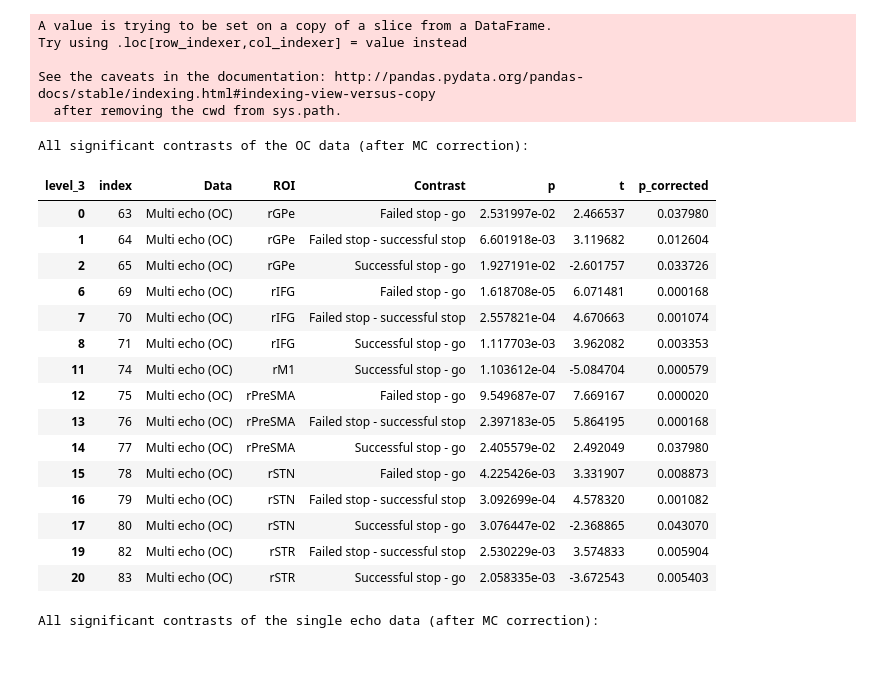
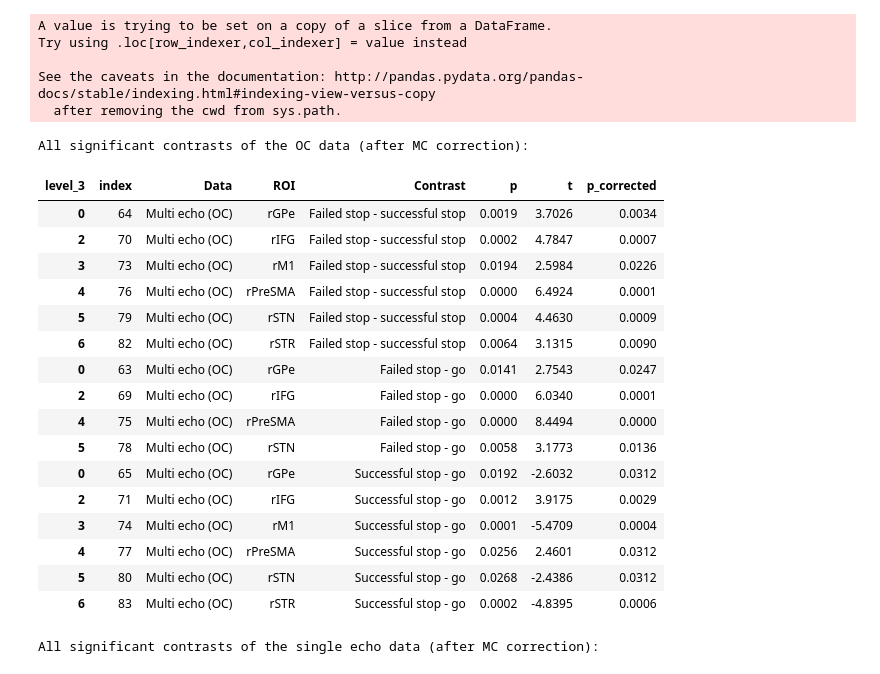
Before and after one commit to StevenM1/fMRI_protocol_comparison_se_me, a Jupyter notebook: pipeline_4d_statistics-GLM-ROI.ipynb, the cells around one changed output. Drawn from its saved outputs; the diff is of its cells as text; code cells hidden in the pictures.

```diff
--- a/pipeline_4d_statistics-GLM-ROI.ipynb
+++ b/pipeline_4d_statistics-GLM-ROI.ipynb
@@ -404,9 +404,10 @@ def get_confounds_timeseries(ses, standardize='psc', override_runs=None):
     all_dat = all_dat.set_index(['subject', 'session', 'run'])
     return all_dat
 # %%
-##### TMP: use OLS
+#masks = ['rSTN', 'lSTN', 'rSTR', 'lSTR', 'lGPe', 'rGPe', 'lPreSMA', 'rPreSMA', 'rM1', 'rIFG']
 
-rfGroupsCwD_ols = {'psc': {}} #, 'zscore': {}}
+
+rfGroupsCwD = {'psc': {}} #, 'zscore': {}}
 for ses in ['se', 'optcomb', 'echo_1', 'echo_2', 'echo_3']:
     print('Data: {}...'.format(ses), end='')
     onsets = get_all_onsets(ses=ses, event_types=('go_trial', 'successful_stop', 'failed_stop'))
@@ -431,9 +432,9 @@ for ses in ['se', 'optcomb', 'echo_1', 'echo_2', 'echo_3']:
         rfGroup = nideconv.GroupResponseFitter(ts, onsets, 1/3., confounds=confounds,
                                                oversample_design_matrix=20)
         rfGroup.add_event(interval=[0,18], basis_set='canonical_hrf_with_time_derivative')
-        rfGroup.fit(store_residuals=True, type='ols')
+        rfGroup.fit(store_residuals=True, type='ar(1)')
 
-        rfGroupsCwD_ols[standardization][ses] = rfGroup
+        rfGroupsCwD[standardization][ses] = rfGroup
 # %% [output]
 Data: se...psc...
 WARNING:root:No event type was given, automatically entering the following event types: Index(['go_trial', 'successful_stop', 'failed_stop'], dtype='object', name='trial_type')
@@ -2079,13 +1577,30 @@ p_vals_pe = pe_differences_long.groupby(['Data', 'ROI', 'Contrast'])['Value'].ap
                                                                                              'p': stats.ttest_1samp(x, popmean=0)[1]}))
 p_vals_pe = p_vals_pe.reset_index().pivot_table(values='Value', index=['Data', 'ROI', 'Contrast'], columns='level_3').reset_index()
 
-# separate FDR correction for the OC and SE data
-p_vals_oc = p_vals_pe.loc[p_vals_pe['Data'] == 'Multi echo (OC)'].reset_index()
-p_vals_se = p_vals_pe.loc[p_vals_pe['Data'] == 'Single echo'].reset_index()
+# separate FDR correction for the OC and SE data, per contrast
+idx_me = p_vals_pe['Data'] == 'Multi echo (OC)'
+idx_se = p_vals_pe['Data'] == 'Single echo'
+idx_fs = p_vals_pe['Contrast'] == 'Failed stop - successful stop'
+idx_fg = p_vals_pe['Contrast'] == 'Failed stop - go'
+idx_sg = p_vals_pe['Contrast'] == 'Successful stop - go'
+
+p_vals_oc_fs = p_vals_pe.loc[(idx_me) & (idx_fs)].reset_index()
+p_vals_oc_fg = p_vals_pe.loc[(idx_me) & (idx_fg)].reset_index()
+p_vals_oc_sg = p_vals_pe.loc[(idx_me) & (idx_sg)].reset_index()
+p_vals_se_fs = p_vals_pe.loc[(idx_se) & (idx_fs)].reset_index()
+p_vals_se_fg = p_vals_pe.loc[(idx_se) & (idx_fg)].reset_index()
+p_vals_se_sg = p_vals_pe.loc[(idx_se) & (idx_sg)].reset_index()
 
 # multiple comparisons correction
-p_vals_oc['p_corrected'] = multicomp.fdrcorrection0(p_vals_oc['p'])[1]
-p_vals_se['p_corrected'] = multicomp.fdrcorrection0(p_vals_se['p'])[1]
+p_vals_oc_fs['p_corrected'] = multicomp.fdrcorrection0(p_vals_oc_fs['p'])[1]
+p_vals_oc_fg['p_corrected'] = multicomp.fdrcorrection0(p_vals_oc_fg['p'])[1]
+p_vals_oc_sg['p_corrected'] = multicomp.fdrcorrection0(p_vals_oc_sg['p'])[1]
+p_vals_se_fs['p_corrected'] = multicomp.fdrcorrection0(p_vals_se_fs['p'])[1]
+p_vals_se_fg['p_corrected'] = multicomp.fdrcorrection0(p_vals_se_fg['p'])[1]
+p_vals_se_sg['p_corrected'] = multicomp.fdrcorrection0(p_vals_se_sg['p'])[1]
+
+p_vals_oc = pd.concat([p_vals_oc_fs, p_vals_oc_fg, p_vals_oc_sg])
+p_vals_se = pd.concat([p_vals_se_fs, p_vals_se_fg, p_vals_se_sg])
 # %% [output]
 A value is trying to be set on a copy of a slice from a DataFrame.
 Try using .loc[row_indexer,col_indexer] = value instead
@@ -2094,27 +1609,28 @@ See the caveats in the documentation: http://pandas.pydata.org/pandas-docs/stabl
   after removing the cwd from sys.path.
 # %%
 print("All significant contrasts of the OC data (after MC correction):")
-display(p_vals_oc.loc[p_vals_oc['p_corrected'] < 0.05])
+display(p_vals_oc.loc[p_vals_oc['p_corrected'] < 0.05].round(4))
 
 print("All significant contrasts of the single echo data (after MC correction):")
-display(p_vals_se.loc[p_vals_se['p_corrected'] < 0.05])
+display(p_vals_se.loc[p_vals_se['p_corrected'] < 0.05].round(4))
 # %% [output]
 All significant contrasts of the OC data (after MC correction):
 | level_3 | index | Data | ROI | Contrast | p | t | p_corrected |
-| 0 | 63 | Multi echo (OC) | rGPe | Failed stop - go | 2.531997e-02 | 2.466537 | 0.037980 |
-| 1 | 64 | Multi echo (OC) | rGPe | Failed stop - successful stop | 6.601918e-03 | 3.119682 | 0.012604 |
-| 2 | 65 | Multi echo (OC) | rGPe | Successful stop - go | 1.927191e-02 | -2.601757 | 0.033726 |
-| 6 | 69 | Multi echo (OC) | rIFG | Failed stop - go | 1.618708e-05 | 6.071481 | 0.000168 |
-| 7 | 70 | Multi echo (OC) | rIFG | Failed stop - successful stop | 2.557821e-04 | 4.670663 | 0.001074 |
-| 8 | 71 | Multi echo (OC) | rIFG | Successful stop - go | 1.117703e-03 | 3.962082 | 0.003353 |
-| 11 | 74 | Multi echo (OC) | rM1 | Successful stop - go | 1.103612e-04 | -5.084704 | 0.000579 |
-| 12 | 75 | Multi echo (OC) | rPreSMA | Failed stop - go | 9.549687e-07 | 7.669167 | 0.000020 |
-| 13 | 76 | Multi echo (OC) | rPreSMA | Failed stop - successful stop | 2.397183e-05 | 5.864195 | 0.000168 |
-| 14 | 77 | Multi echo (OC) | rPreSMA | Successful stop - go | 2.405579e-02 | 2.492049 | 0.037980 |
-| 15 | 78 | Multi echo (OC) | rSTN | Failed stop - go | 4.225426e-03 | 3.331907 | 0.008873 |
-| 16 | 79 | Multi echo (OC) | rSTN | Failed stop - successful stop | 3.092699e-04 | 4.578320 | 0.001082 |
-| 17 | 80 | Multi echo (OC) | rSTN | Successful stop - go | 3.076447e-02 | -2.368865 | 0.043070 |
-| 19 | 82 | Multi echo (OC) | rSTR | Failed stop - successful stop | 2.530229e-03 | 3.574833 | 0.005904 |
-| 20 | 83 | Multi echo (OC) | rSTR | Successful stop - go | 2.058335e-03 | -3.672543 | 0.005403 |
+| 0 | 64 | Multi echo (OC) | rGPe | Failed stop - successful stop | 0.0019 | 3.7026 | 0.0034 |
+| 2 | 70 | Multi echo (OC) | rIFG | Failed stop - successful stop | 0.0002 | 4.7847 | 0.0007 |
+| 3 | 73 | Multi echo (OC) | rM1 | Failed stop - successful stop | 0.0194 | 2.5984 | 0.0226 |
+| 4 | 76 | Multi echo (OC) | rPreSMA | Failed stop - successful stop | 0.0000 | 6.4924 | 0.0001 |
+| 5 | 79 | Multi echo (OC) | rSTN | Failed stop - successful stop | 0.0004 | 4.4630 | 0.0009 |
+| 6 | 82 | Multi echo (OC) | rSTR | Failed stop - successful stop | 0.0064 | 3.1315 | 0.0090 |
+| 0 | 63 | Multi echo (OC) | rGPe | Failed stop - go | 0.0141 | 2.7543 | 0.0247 |
+| 2 | 69 | Multi echo (OC) | rIFG | Failed stop - go | 0.0000 | 6.0340 | 0.0001 |
+| 4 | 75 | Multi echo (OC) | rPreSMA | Failed stop - go | 0.0000 | 8.4494 | 0.0000 |
+| 5 | 78 | Multi echo (OC) | rSTN | Failed stop - go | 0.0058 | 3.1773 | 0.0136 |
+| 0 | 65 | Multi echo (OC) | rGPe | Successful stop - go | 0.0192 | -2.6032 | 0.0312 |
+| 2 | 71 | Multi echo (OC) | rIFG | Successful stop - go | 0.0012 | 3.9175 | 0.0029 |
+| 3 | 74 | Multi echo (OC) | rM1 | Successful stop - go | 0.0001 | -5.4709 | 0.0004 |
+| 4 | 77 | Multi echo (OC) | rPreSMA | Successful stop - go | 0.0256 | 2.4601 | 0.0312 |
+| 5 | 80 | Multi echo (OC) | rSTN | Successful stop - go | 0.0268 | -2.4386 | 0.0312 |
+| 6 | 83 | Multi echo (OC) | rSTR | Successful stop - go | 0.0002 | -4.8395 | 0.0006 |
 All significant contrasts of the single echo data (after MC correction):
 | level_3 | index | Data | ROI | Contrast | p | t | p_corrected |
```
Also changed, not shown: parts of 50 cells of this notebook, 11 other files.
